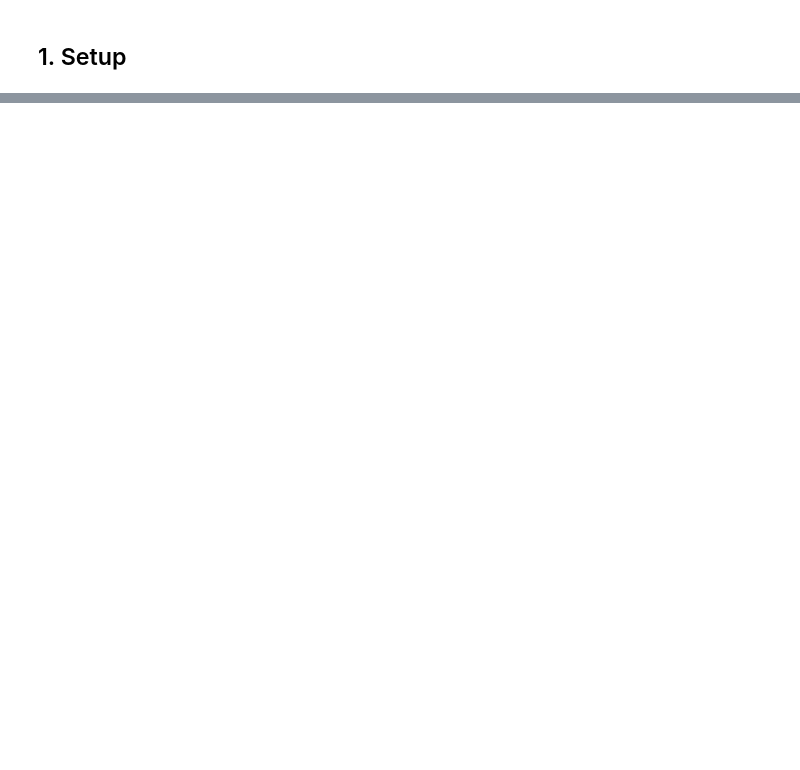
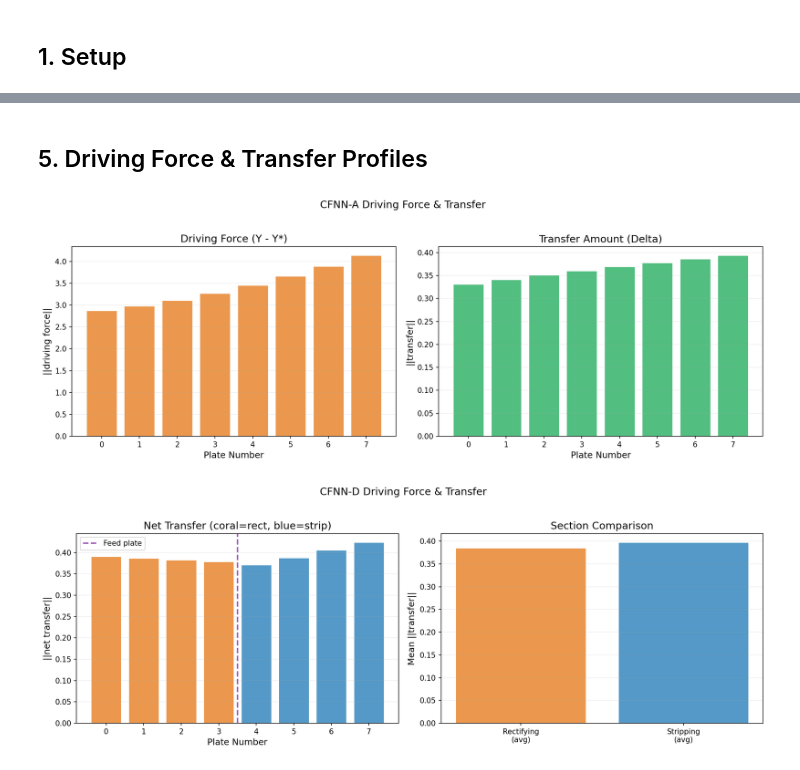
Before and after one commit to DanielRegaladoUMiami/counterflow-nn, a Jupyter notebook: notebooks/02_visualization_and_theory.ipynb, the cells around one changed output, grey strips where cells are left out. Saved outputs shown, nothing was run; the diff lists cells and outputs as text; code cells hidden in the pictures; blank space fills up the shorter version.

```diff
--- a/notebooks/02_visualization_and_theory.ipynb
+++ b/notebooks/02_visualization_and_theory.ipynb
@@ -511,0 +128,11 @@ The McCabe-Thiele diagram shows two operating lines (rectifying and stripping) w
+# %% [markdown]
+## 5. Driving Force & Transfer Profiles
+# %%
+fig = driving_force_profile(model_a, X_scaled, title='CFNN-A Driving Force & Transfer')
+plt.show()
+
+fig = driving_force_profile(model_d, X_scaled, title='CFNN-D Driving Force & Transfer')
+plt.show()
+# %% [output]
+[figure, added]
+[figure, added]
```
Also changed, not shown: parts of 68 cells of this notebook.
